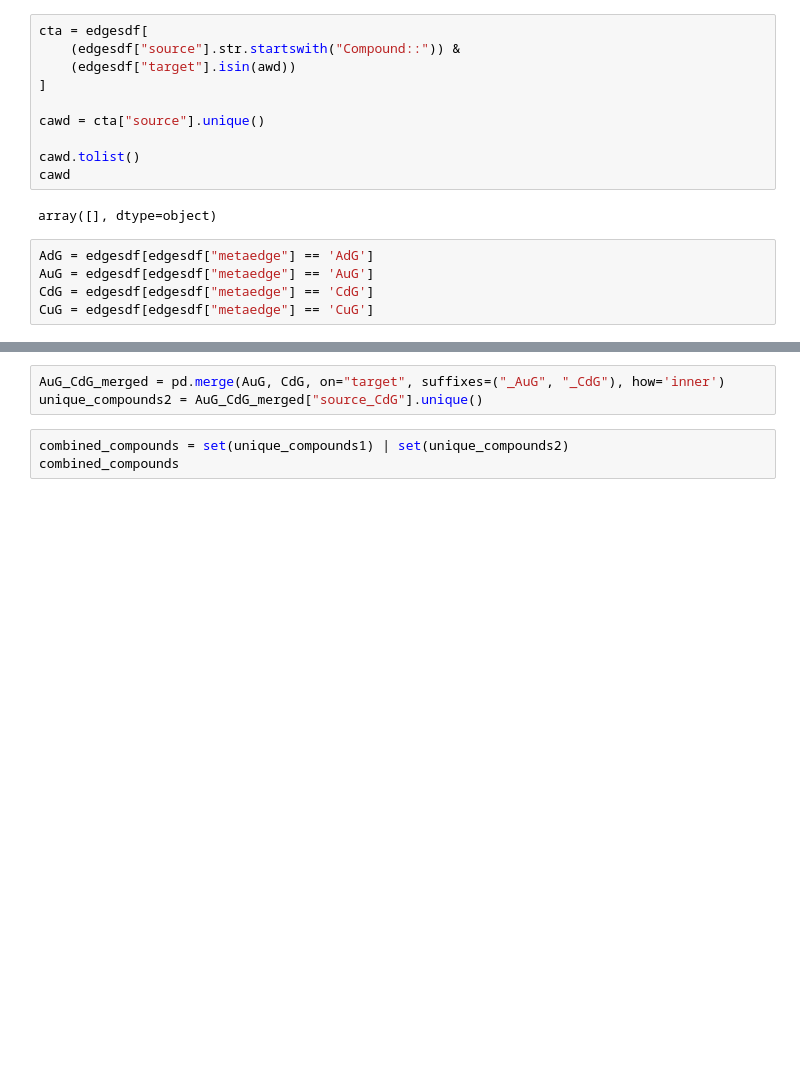
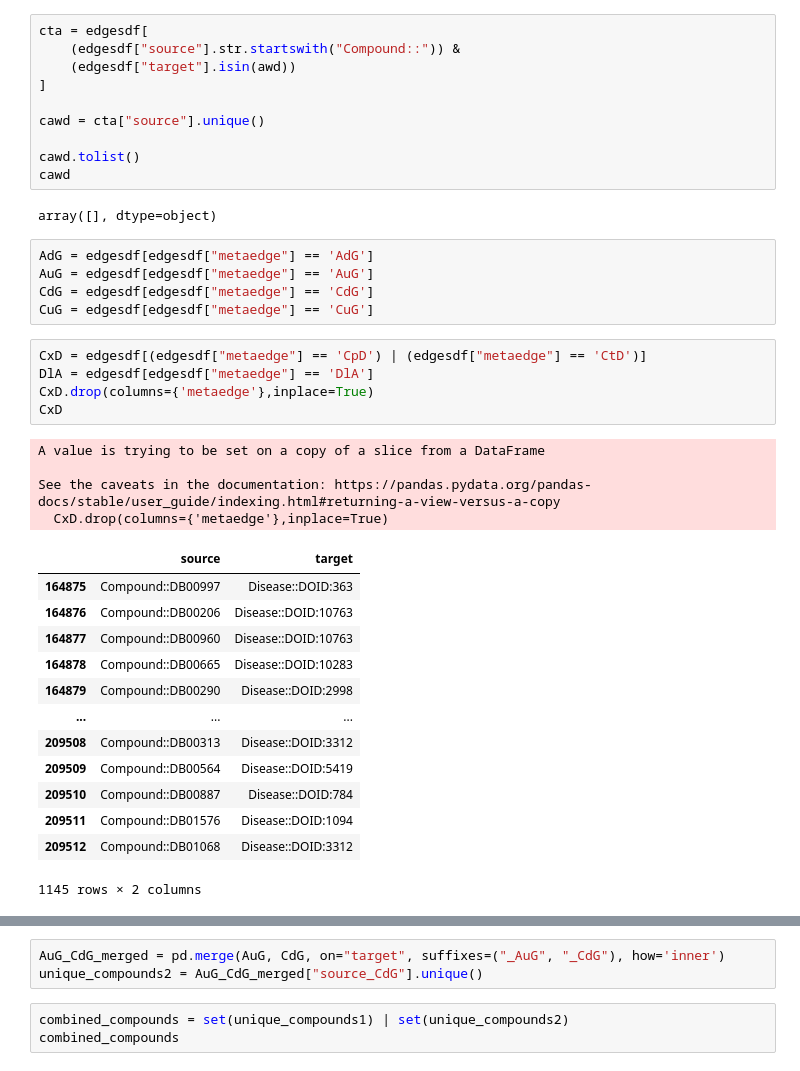
Before and after one commit to Jguan10/CSCI-49376, a Jupyter notebook: Project 1/eda.ipynb, the cells around one changed output, grey strips where cells are left out. Cells and saved outputs as stored; diff of their text form; blank space fills up the shorter version.

```diff
--- a/Project 1/eda.ipynb
+++ b/Project 1/eda.ipynb
@@ -73,6 +73,29 @@ AdG = edgesdf[edgesdf["metaedge"] == 'AdG']
 AuG = edgesdf[edgesdf["metaedge"] == 'AuG']
 CdG = edgesdf[edgesdf["metaedge"] == 'CdG']
 CuG = edgesdf[edgesdf["metaedge"] == 'CuG']
+# %%
+CxD = edgesdf[(edgesdf["metaedge"] == 'CpD') | (edgesdf["metaedge"] == 'CtD')]
+DlA = edgesdf[edgesdf["metaedge"] == 'DlA']
+CxD.drop(columns={'metaedge'},inplace=True)
+CxD
+# %% [output]
+A value is trying to be set on a copy of a slice from a DataFrame
+
+See the caveats in the documentation: https://pandas.pydata.org/pandas-docs/stable/user_guide/indexing.html#returning-a-view-versus-a-copy
+  CxD.drop(columns={'metaedge'},inplace=True)
+|  | source | target |
+| 164875 | Compound::DB00997 | Disease::DOID:363 |
+| 164876 | Compound::DB00206 | Disease::DOID:10763 |
+| 164877 | Compound::DB00960 | Disease::DOID:10763 |
+| 164878 | Compound::DB00665 | Disease::DOID:10283 |
+| 164879 | Compound::DB00290 | Disease::DOID:2998 |
+| ... | ... | ... |
+| 209508 | Compound::DB00313 | Disease::DOID:3312 |
+| 209509 | Compound::DB00564 | Disease::DOID:5419 |
+| 209510 | Compound::DB00887 | Disease::DOID:784 |
+| 209511 | Compound::DB01576 | Disease::DOID:1094 |
+| 209512 | Compound::DB01068 | Disease::DOID:3312 |
+1145 rows × 2 columns
 # %%
 AdG_CuG_merged = pd.merge(AdG, CuG, on="target", suffixes=("_AdG", "_CuG"), how='inner')
 unique_compounds1 = AdG_CuG_merged["source_CuG"].unique()
```
Also changed, not shown: parts of 5 cells of this notebook.
